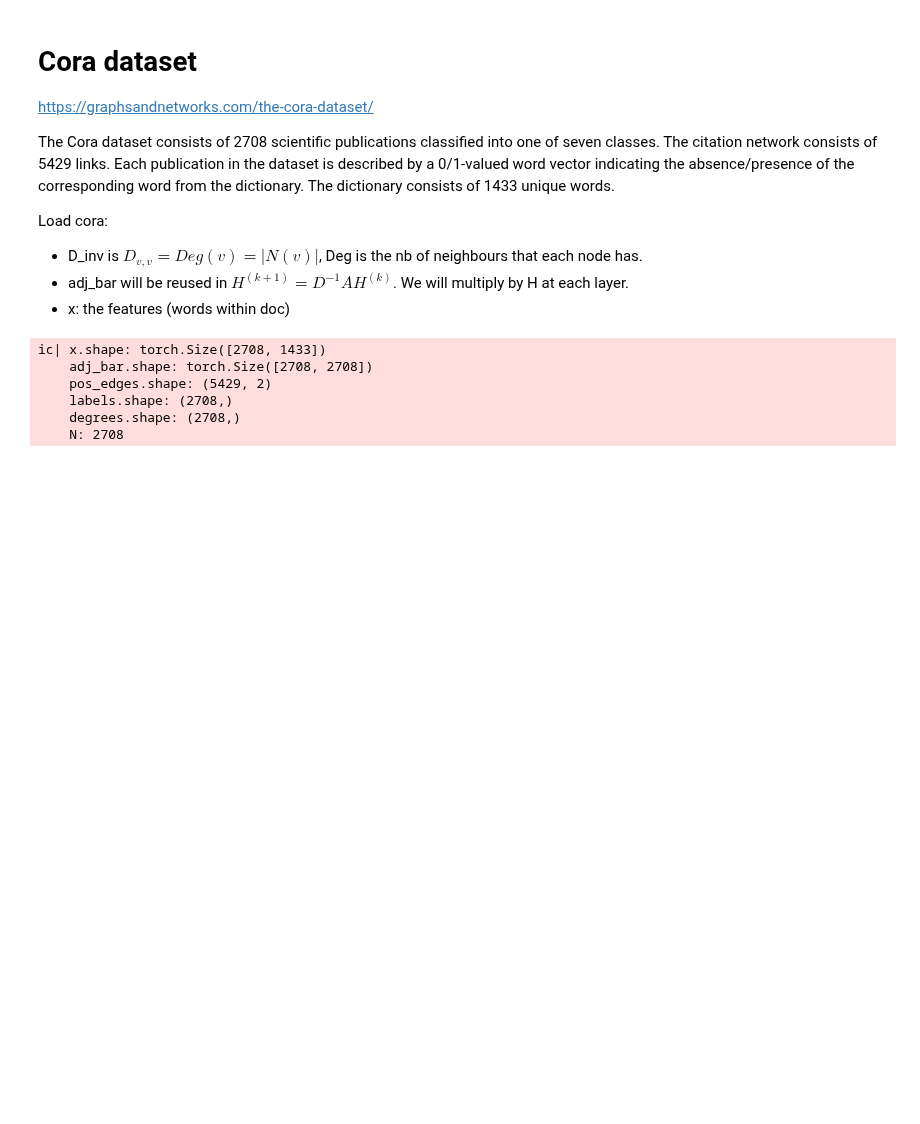
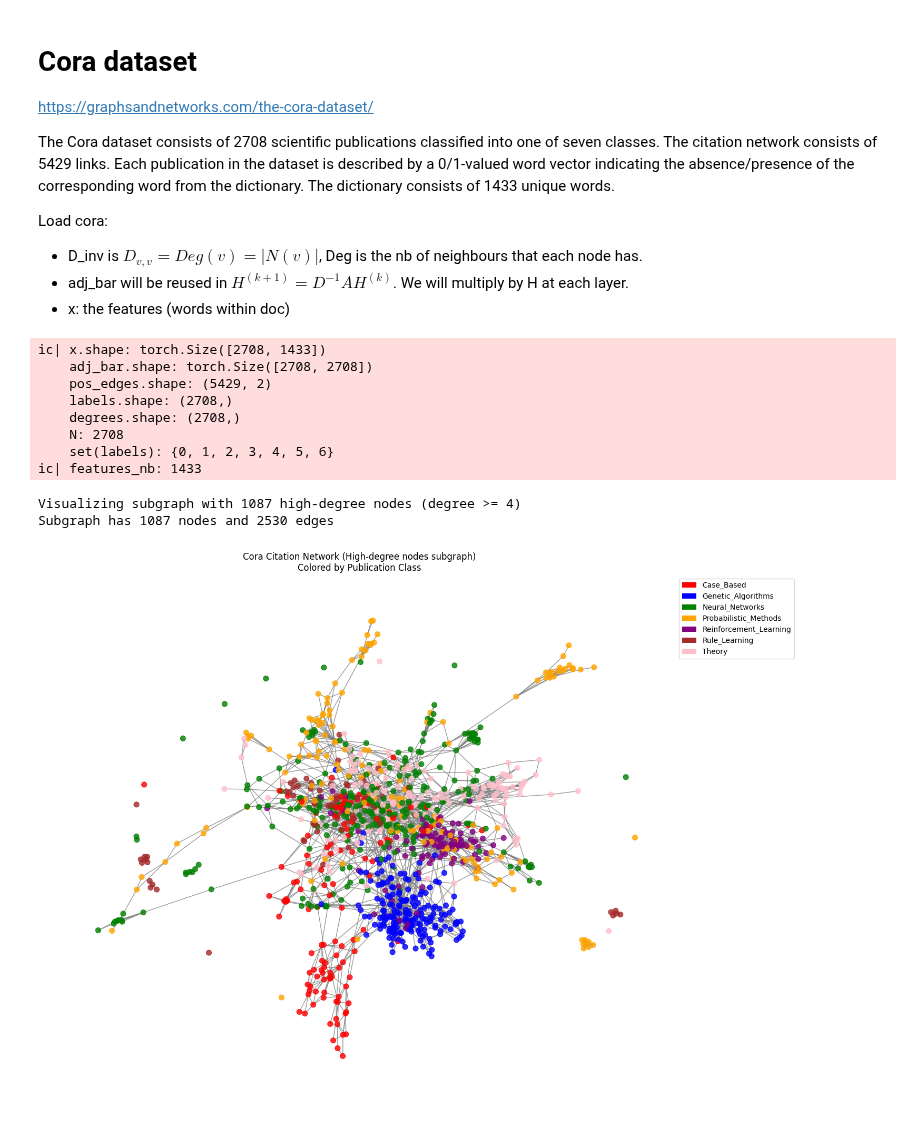
Before and after one commit to jean-kunz/cop_gnn, a Jupyter notebook: nbks/GCN-cora.ipynb, the cells around one changed output. Saved outputs shown, nothing was run; the diff lists cells and outputs as text; code cells hidden in the pictures; blank space fills up the shorter version.

```diff
--- a/nbks/GCN-cora.ipynb
+++ b/nbks/GCN-cora.ipynb
@@ -65,7 +29,6 @@ Load cora:
 - x: the features (words within doc)
 # %%
 # Load Cora dataset
-def load_cora(): ...
 
 
 # Download and extract if not present
@@ -134,7 +97,9 @@ pos_edges = np.array(edges)  # Directed for positive samples
 
 
 # x, adj_bar, pos_edges, labels, N = load_cora()
-ic(x.shape, adj_bar.shape, pos_edges.shape, labels.shape, degrees.shape, N);
+ic(x.shape, adj_bar.shape, pos_edges.shape, labels.shape, degrees.shape, N, set(labels))
+features_nb = x.shape[1]
+ic(features_nb);
 # %% [output]
 ic| x.shape: torch.Size([2708, 1433])
     adj_bar.shape: torch.Size([2708, 2708])
@@ -142,3 +107,75 @@ ic| x.shape: torch.Size([2708, 1433])
     labels.shape: (2708,)
     degrees.shape: (2708,)
     N: 2708
+    set(labels): {0, 1, 2, 3, 4, 5, 6}
+ic| features_nb: 1433
+# %%
+# Network visualization of a subset of the graph
+import networkx as nx
+from matplotlib.patches import Patch
+
+# Class distribution
+class_names = [
+    "Case_Based",
+    "Genetic_Algorithms",
+    "Neural_Networks",
+    "Probabilistic_Methods",
+    "Reinforcement_Learning",
+    "Rule_Learning",
+    "Theory",
+]
+
+# Create a NetworkX graph from a subset of nodes (for visualization purposes)
+# Using only nodes with high degree to keep visualization manageable
+# threshold  of degree where node degree is in the top 10%
+high_degree_threshold = np.percentile(degrees, 70)  # Top 10% by degree
+
+high_degree_nodes = np.where(degrees >= high_degree_threshold)[0]
+
+print(
+    f"Visualizing subgraph with {len(high_degree_nodes)} high-degree nodes (degree >= {high_degree_threshold:.0f})"
+)
+
+# Create subgraph
+G = nx.Graph()
+G.add_nodes_from(high_degree_nodes)
+
+# Add edges between high-degree nodes
+for u, v in pos_edges:
+    if u in high_degree_nodes and v in high_degree_nodes:
+        G.add_edge(u, v)
+
+print(f"Subgraph has {G.number_of_nodes()} nodes and {G.number_of_edges()} edges")
+
+# Create node colors based on class labels
+node_colors = [labels[node] for node in G.nodes()]
+colors = ["red", "blue", "green", "orange", "purple", "brown", "pink"]
+
+plt.figure(figsize=(12, 10))
+pos = nx.spring_layout(G, k=1, iterations=50)
+nx.draw(
+    G,
+    pos,
+    node_color=[colors[c] for c in node_colors],
+    node_size=50,
+    edge_color="gray",
+    alpha=0.8,
+    with_labels=False,
+)
+
+# Create legend
+
+legend_elements = [
+    Patch(facecolor=colors[i], label=class_names[i]) for i in range(len(class_names))
+]
+plt.legend(handles=legend_elements, loc="upper left", bbox_to_anchor=(1, 1))
+plt.title(
+    "Cora Citation Network (High-degree nodes subgraph)\nColored by Publication Class"
+)
+plt.axis("off")
+plt.tight_layout()
+plt.show()
+# %% [output]
+Visualizing subgraph with 1087 high-degree nodes (degree >= 4)
+Subgraph has 1087 nodes and 2530 edges
+[figure, added]
```
Also changed, not shown: parts of 8 cells of this notebook.
